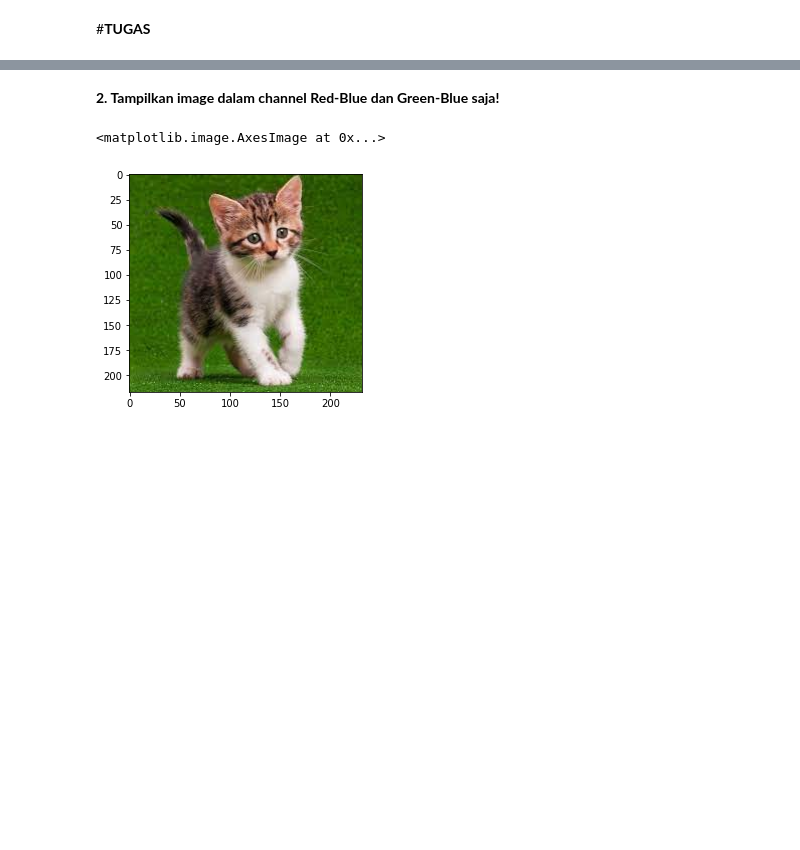
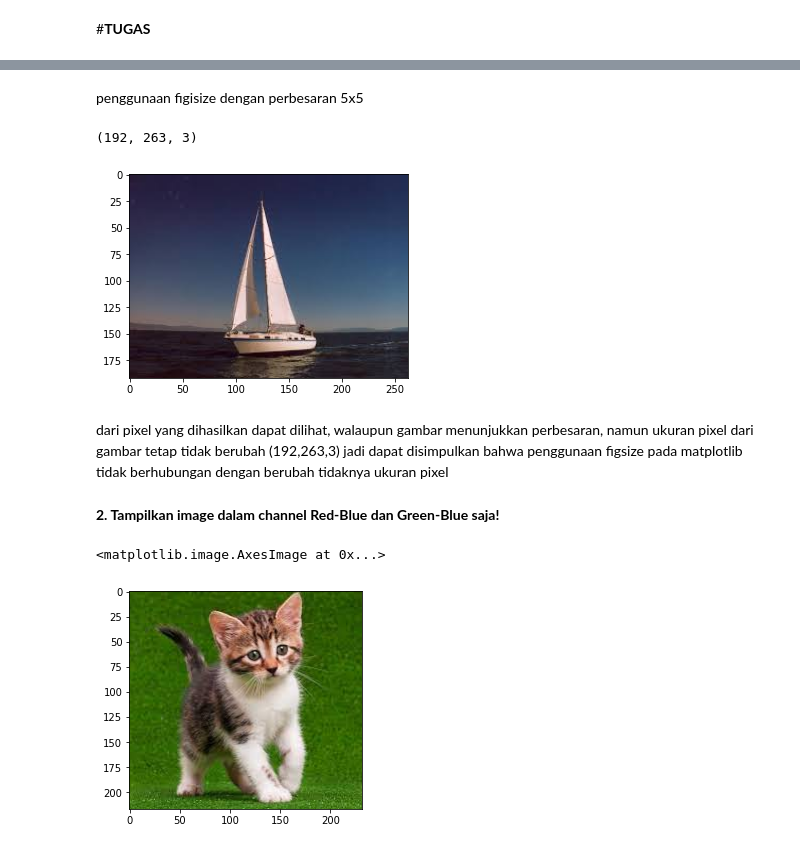
Before and after one commit to NurlailyAsrobika16/PCVK_Genap_2023, a Jupyter notebook: Week2.ipynb, the cells around one changed output, grey strips where cells are left out. Drawn from its saved outputs; the diff is of its cells as text; code cells hidden in the pictures; blank space fills up the shorter version.

```diff
--- a/Week2.ipynb
+++ b/Week2.ipynb
@@ -204,3 +204,19 @@ from skimage import io
+# %% [markdown]
+penggunaan figisize dengan perbesaran 5x5
+# %%
+img5 = cv.cvtColor(img,cv.COLOR_BGR2RGB)
+
+#simpan File image
+#ditampilan plot dengan ukuran canvas yg lebih besar
+fig = plt.figure(figsize=(5,5))
+ax = fig.add_subplot(111)
+ax.imshow(img5)
+print(img5.shape)
+# %% [output]
+(192, 263, 3)
+[figure, added]
+# %% [markdown]
+dari pixel yang dihasilkan dapat dilihat, walaupun gambar menunjukkan perbesaran, namun ukuran pixel dari gambar tetap tidak berubah (192,263,3) jadi dapat disimpulkan bahwa penggunaan figsize pada matplotlib tidak berhubungan dengan berubah tidaknya ukuran pixel
 # %% [markdown]
 **2. Tampilkan image dalam channel Red-Blue dan Green-Blue saja!**
 # %%
```
Also changed, not shown: parts of 13 cells of this notebook.
